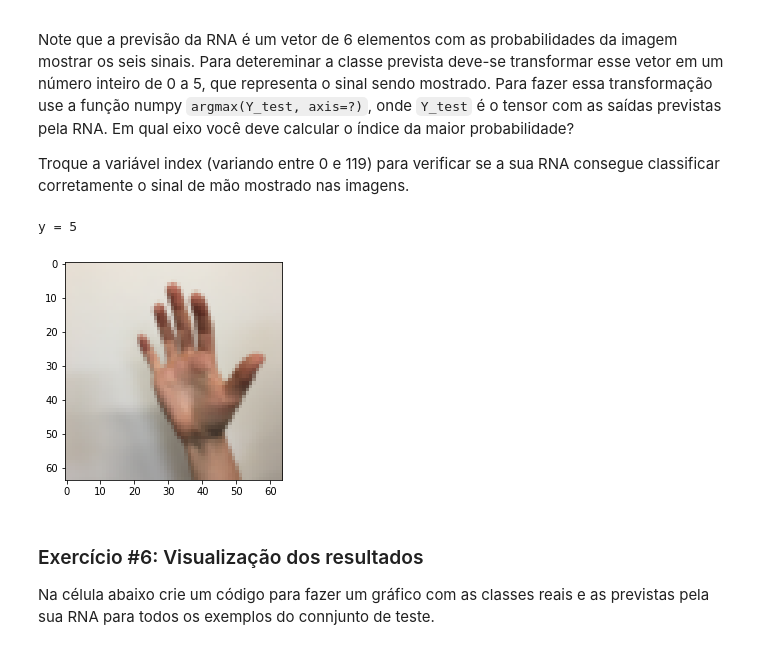
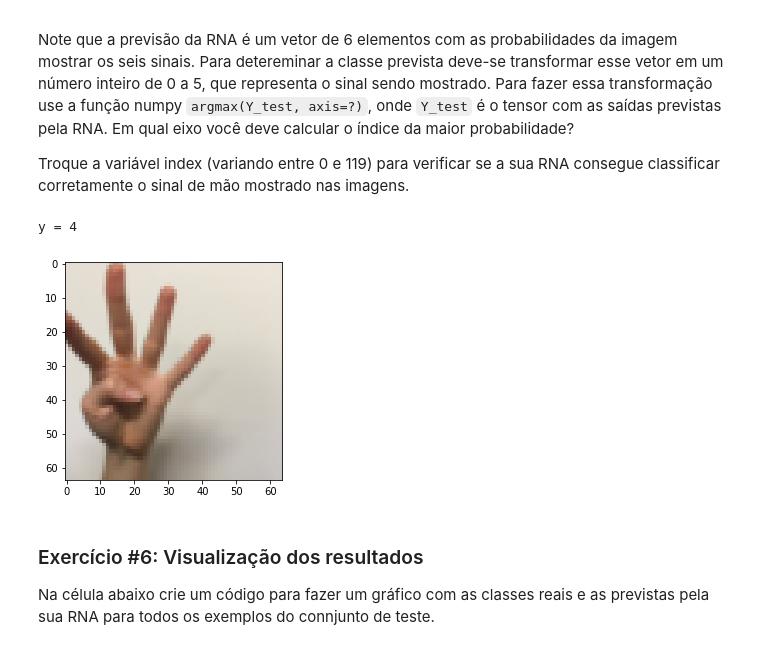
Before and after one commit to rtegao/CNN-Specialization, a Jupyter notebook: T1_RNA-convolucional.ipynb, the cells around one changed output. Cells and saved outputs as stored; diff of their text form; code cells hidden in the pictures.

```diff
--- a/T1_RNA-convolucional.ipynb
+++ b/T1_RNA-convolucional.ipynb
@@ -210,7 +223,16 @@ def build_model(data_shape, n1, n2, n3, n4, n5, n6):
 
     # Adicione as camadas em seu modelo de RNA
     #### COMECE AQUI ### (≈ 10 linhas)
-    #
+    model.add(layers.Conv2D(filters=n1,kernel_size=(3,3),strides=1,padding='valid',activation='relu',input_shape = data_shape))
+    model.add(layers.MaxPooling2D(pool_size=(2, 2)))
+    model.add(layers.Conv2D(filters=n2,kernel_size = (3,3),strides = 1,padding="valid",activation="relu",input_shape = data_shape))
+    model.add(layers.MaxPooling2D(pool_size=(2, 2)))
+    model.add(layers.Conv2D(filters=n3,kernel_size = (3,3),strides = 1,padding="valid",activation="relu",input_shape = data_shape))
+    model.add(layers.MaxPooling2D(pool_size=(2, 2)))
+    model.add(layers.Flatten())
+    model.add(layers.Dense(units=n4,activation='relu'))
+    model.add(layers.Dense(units=n5,activation='relu'))
+    model.add(layers.Dense(units=n6,activation='softmax'))
     ### TERMINE AQUI ###
 
     return model
@@ -224,22 +246,22 @@ np.random.seed(13)
 
 # Dimensão dos dados de entrada
 #### COMECE AQUI ### (≈ 1 linha)
-data_shape
+data_shape = X_train.shape[1:4]
 ### TERMINE AQUI ###
 
 # Definição dos números de neurônios das camadas
 #### COMECE AQUI ### (≈ 6 linhas)
-#n1 =
-#n2=
-#n3 =
-#n4 =
-#n5 =
-#n6 =
+n1 = 8
+n2 = 16
+n3 = 32
+n4 = 64
+n5 = 32
+n6 = 6
 ### TERMINE AQUI ###
 
 # Cria rede neural deep learning e apresenta sua configuração
 #### COMECE AQUI ### (≈ 2 linhas)
-#rna =
-#
+rna = build_model(data_shape,n1,n2,n3,n4,n5,n6)
+rna.summary()
 ### TERMINE AQUI ###
 # %% [output]
@@ -325,12 +343,12 @@ from tensorflow.keras import optimizers
 
 # Configuração do otimizador
 ### COMECE AQUI ### (≈ 2 linhas)
-#adam =
-#
+adam = optimizers.Adam(lr=0.001,beta_1=0.9,beta_2=0.999,decay=0.0)
+rna.compile(optimizer=adam,loss='categorical_crossentropy',metrics=['accuracy'])
 ### TERMINE AQUI ###
 
 # Treinamento da RNA
 ### COMECE AQUI ### (≈ 1 linha)
-#history =
+history = rna.fit(X_train,Y_train_hot,verbose=1,epochs=40,validation_data=(X_val,Y_val_hot))
 ### TERMINE AQUI ###
 # %% [output]
@@ -452,23 +470,23 @@ Troque a variável index (variando entre 0 e 119) para verificar se a sua RNA co
 # %%
 # PARA VOCÊ FAZER: cálculo das classes previstas
 
 # Calculo das previsões da RNA
 ### COMECE AQUI ### (≈ 1 linha)
-#Y_test
+Y_test = rna.predict(X_test)
 ### TERMINE AQUI ###
 
 # Cálculo das classes previstas
 ### COMECE AQUI ### (≈ 1 linha)
-#classe
+classe = np.argmax(Y_test,axis=1)
 ### TERMINE AQUI ###
 
 # Exemplo de uma imagem dos dados de teste
-index = 10
+index = 50
 plt.imshow(X_test_orig[index])
 print ("y = " + str(np.squeeze(classe[index])))
 # %% [output]
-y = 5
+y = 4
-[figure, old version]
+[figure, new version]
 # %% [markdown]
 ### Exercício #6: Visualização dos resultados
 
```
Also changed, not shown: parts of 6 cells of this notebook.
